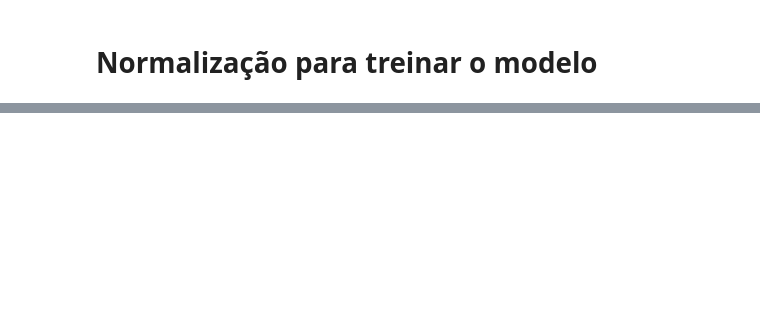
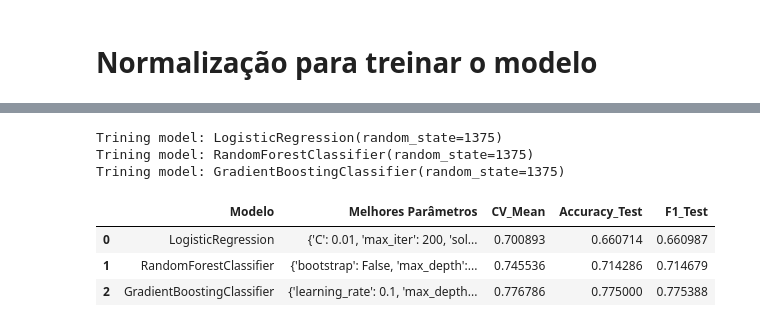
Before and after one commit to ghpascon/tech_challenge_fase3, a Jupyter notebook: model_pipeline/ml.ipynb, the cells around one changed output, grey strips where cells are left out. Saved outputs shown, nothing was run; the diff lists cells and outputs as text; code cells hidden in the pictures; blank space fills up the shorter version.

```diff
--- a/model_pipeline/tratamento_dados.ipynb
+++ b/model_pipeline/ml.ipynb
@@ -578,0 +753,49 @@ Pré-processador salvo em 'model/preprocessor.pkl'
+# %%
+# Hiperparâmetros a testar
+param_grids = {
+    "LogisticRegression": {
+        "C": [0.001, 0.01, 0.1, 1],    # mais valores de regularização
+        "solver": ["lbfgs", "liblinear", "saga"],  # saga lida bem com dados grandes
+        "max_iter": [200, 500, 1000]
+    },
+    "RandomForestClassifier": {
+        "n_estimators": [101, 301, 501],
+        "max_depth": [5, 10, 20],
+        "bootstrap": [True, False]
+    },
+    "GradientBoostingClassifier": {
+        "n_estimators": [101, 301, 501],
+        "learning_rate": [0.001, 0.01, 0.1],
+        "max_depth": [5, 10, 20],
+    }
+}
+
+# Modelos a otimizar
+random_state = 1375
+
+modelos = [
+    LogisticRegression(random_state=random_state),
+    RandomForestClassifier(random_state=random_state),
+    GradientBoostingClassifier(random_state=random_state)
+]
+
+# Rodar avaliação com gridsearch
+resultados = []
+for m in modelos:
+    resultados.append(
+        evaluate_grid_model(m, param_grids[type(m).__name__], x_train, y_train, x_test, y_test)
+    )
+
+# Comparativo em tabela
+df_resultados = pd.DataFrame(resultados)
+# %% [output]
+Trining model: LogisticRegression(random_state=1375)
+Trining model: RandomForestClassifier(random_state=1375)
+Trining model: GradientBoostingClassifier(random_state=1375)
+# %%
+df_resultados
+# %% [output]
+|  | Modelo | Melhores Parâmetros | CV_Mean | Accuracy_Test | F1_Test |
+| 0 | LogisticRegression | {'C': 0.01, 'max_iter': 200, 'sol... | 0.700893 | 0.660714 | 0.660987 |
+| 1 | RandomForestClassifier | {'bootstrap': False, 'max_depth':... | 0.745536 | 0.714286 | 0.714679 |
+| 2 | GradientBoostingClassifier | {'learning_rate': 0.1, 'max_depth... | 0.776786 | 0.775000 | 0.775388 |
```
Also changed, not shown: parts of 36 cells of this notebook, 6 other files.
